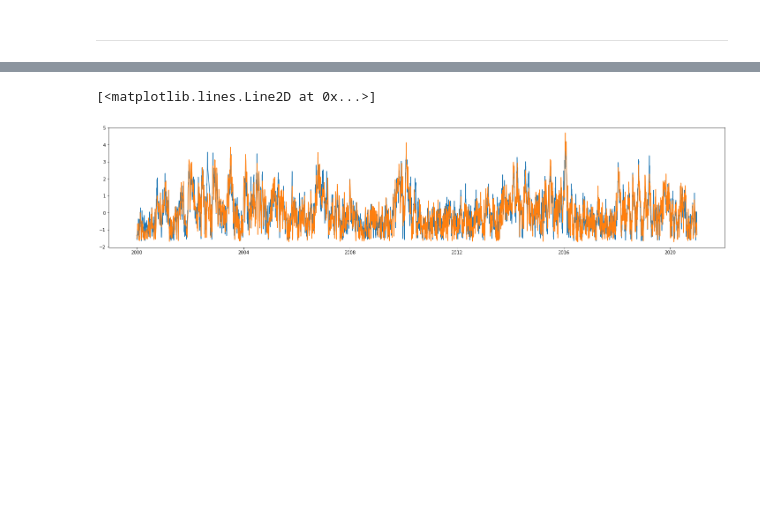
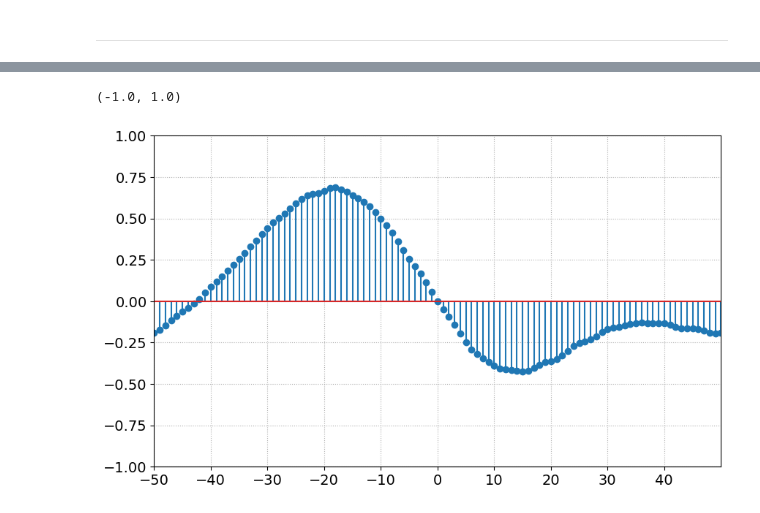
Before and after one commit to lucasglasner/S2S_CEAZA, a Jupyter notebook: kelvinwave_index.ipynb, the cells around one changed output, grey strips where cells are left out. Cells and saved outputs as stored; diff of their text form; code cells hidden in the pictures; blank space fills up the shorter version.

```diff
--- a/kelvinwave_index.ipynb
+++ b/kelvinwave_index.ipynb
@@ -122,15 +128,21 @@ y = filter_xarray(y.drop_duplicates('distance'),'distance',5,1/10).swap_dims({'d
 pca_nrt = PCA(n_components=3, whiten=False).fit(y.data)
 r2_nrt  = pca_nrt.explained_variance_ratio_
 pc_nrt  = pd.DataFrame(pca_nrt.transform(y), index=y.time.values)
+# %%
+
+a,b,c,d=plt.xcorr(pc[0],pc[1], maxlags=50);
+plt.close()
+plt.figure(figsize=(10,6), facecolor='w', dpi=100)
+plt.stem(a,b)
+plt.xlim(-50,50)
+plt.xticks(np.arange(-50,50,10))
+plt.grid(ls=":")
+plt.ylim(-1,1)
+# %% [output]
+(-1.0, 1.0)
+[figure, added]
 # %%
 kw_index     = np.sqrt(pc[0]**2+pc[1]**2)
 kw_index     = (kw_index-kw_index.mean())/kw_index.std()
 kw_index_nrt = np.sqrt(pc_nrt[0]**2+pc_nrt[1]**2)
 kw_index_nrt = (kw_index_nrt-kw_index_nrt.mean())/kw_index_nrt.std()
-# %%
-plt.figure(figsize=(25,5))
-plt.plot(kw_index)
-plt.plot(kw_index_nrt)
-# %% [output]
-[<matplotlib.lines.Line2D at 0x...>]
-[figure, removed]
```
Also changed, not shown: parts of 3 cells of this notebook, 4 other files.
